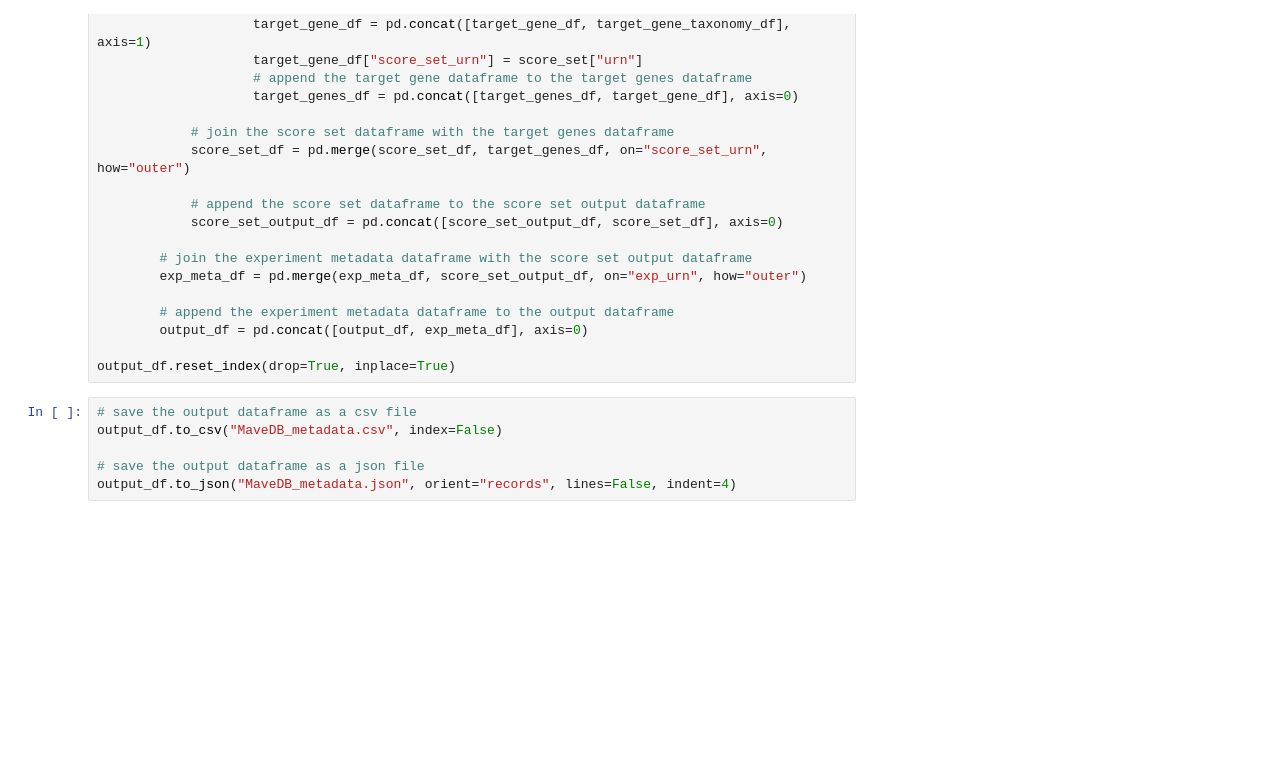
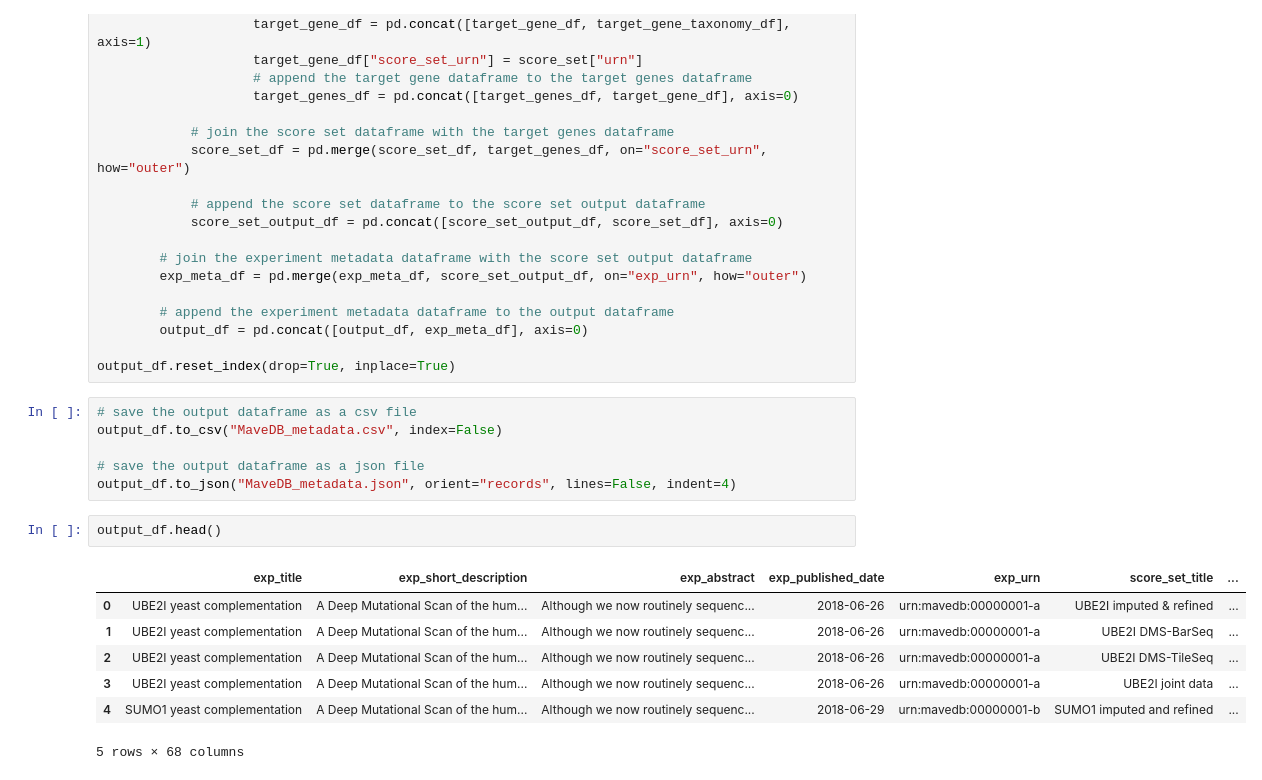
Before and after one commit to EMBL-EBI-ABC/Pert_Cat_DWH, a Jupyter notebook: Ingest/MaveDB/Create_full_MaveDB_json_csv.ipynb, the cells around one changed output. Saved outputs shown, nothing was run; the diff lists cells and outputs as text; blank space fills up the shorter version.

```diff
--- a/Ingest/MaveDB/Create_full_MaveDB_json_csv.ipynb
+++ b/Ingest/MaveDB/Create_full_MaveDB_json_csv.ipynb
@@ -140,3 +140,13 @@ output_df.to_csv("MaveDB_metadata.csv", index=False)
 
 # save the output dataframe as a json file
 output_df.to_json("MaveDB_metadata.json", orient="records", lines=False, indent=4)
+# %%
+output_df.head()
+# %% [output]
+|  | exp_title | exp_short_description | exp_abstract | exp_published_date | exp_urn | score_set_title | ... |
+| 0 | UBE2I yeast complementation | A Deep Mutational Scan of the hum... | Although we now routinely sequenc... | 2018-06-26 | urn:mavedb:00000001-a | UBE2I imputed & refined | ... |
+| 1 | UBE2I yeast complementation | A Deep Mutational Scan of the hum... | Although we now routinely sequenc... | 2018-06-26 | urn:mavedb:00000001-a | UBE2I DMS-BarSeq | ... |
+| 2 | UBE2I yeast complementation | A Deep Mutational Scan of the hum... | Although we now routinely sequenc... | 2018-06-26 | urn:mavedb:00000001-a | UBE2I DMS-TileSeq | ... |
+| 3 | UBE2I yeast complementation | A Deep Mutational Scan of the hum... | Although we now routinely sequenc... | 2018-06-26 | urn:mavedb:00000001-a | UBE2I joint data | ... |
+| 4 | SUMO1 yeast complementation | A Deep Mutational Scan of the hum... | Although we now routinely sequenc... | 2018-06-29 | urn:mavedb:00000001-b | SUMO1 imputed and refined | ... |
+5 rows × 68 columns
```
Also changed, not shown: parts of 4 cells of this notebook.
